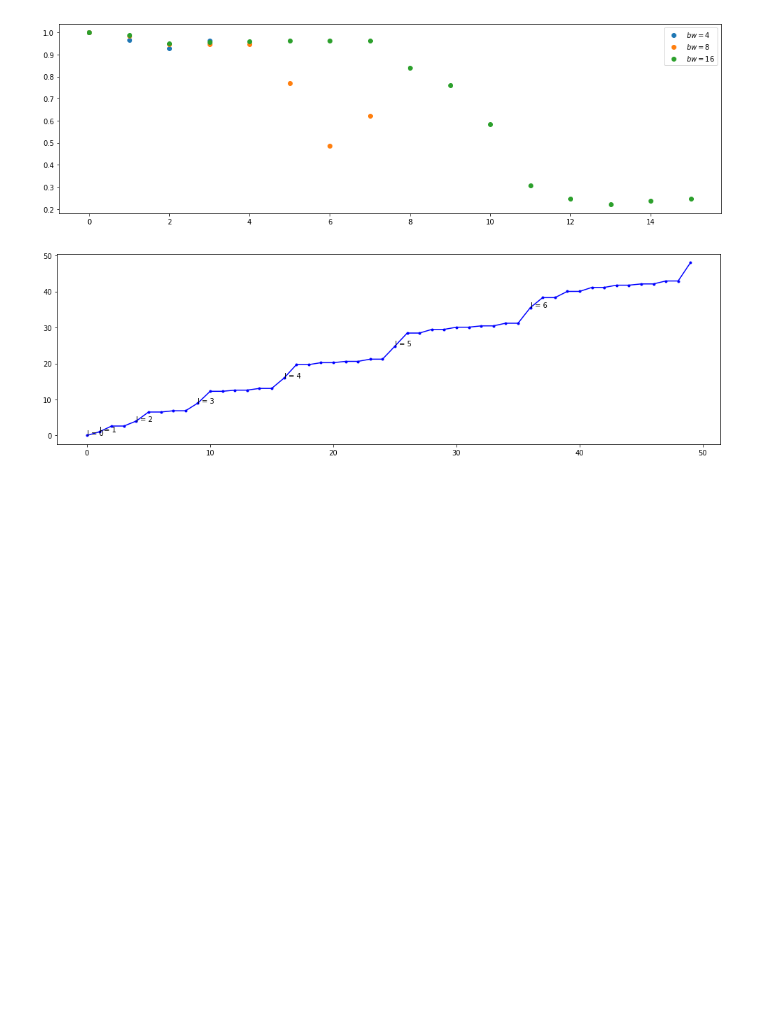
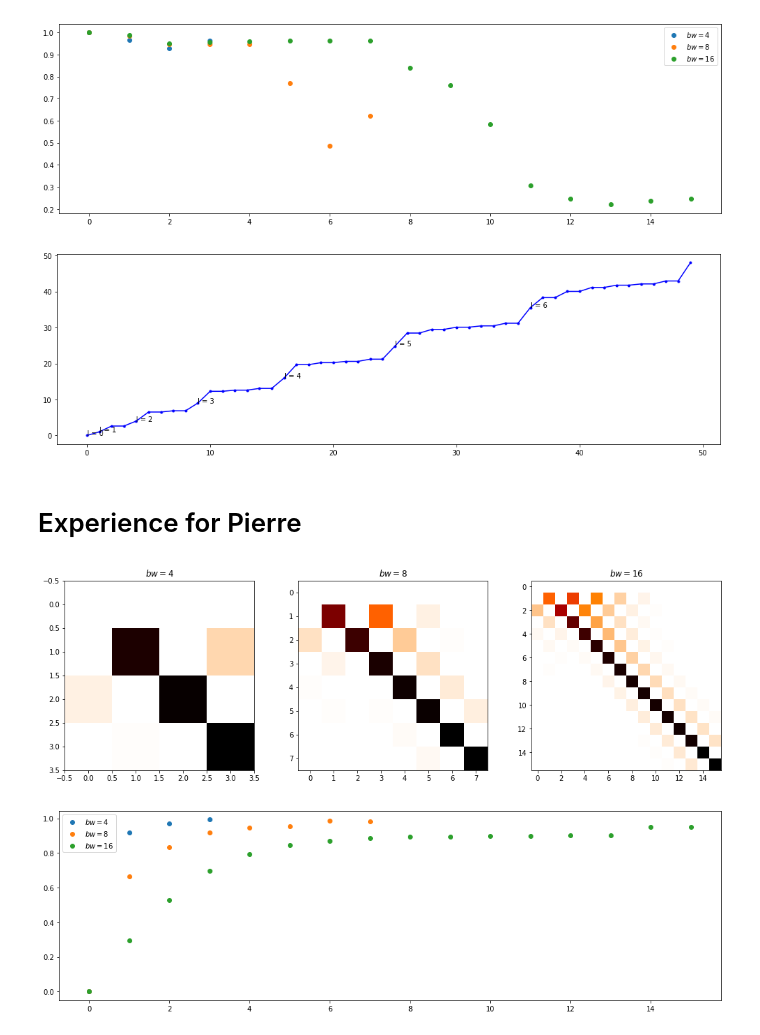
Before and after one commit to MartMilani/PDM, a Jupyter notebook: codes/02.HeatKernelGraphLaplacian/equiangular/equiangular.ipynb, the cells around one changed output. Cells and saved outputs as stored; diff of their text form; code cells hidden in the pictures; blank space fills up the shorter version.

```diff
--- a/codes/02.HeatKernelGraphLaplacian/equiangular/equiangular.ipynb
+++ b/codes/02.HeatKernelGraphLaplacian/equiangular/equiangular.ipynb
@@ -51,21 +58,6 @@ plt.savefig('equiangular.png')
 # %% [output]
 [figure]
 # %%
-def to_array(f, bw):
-
-    """From a 1-d vector to a 2D grid necessary to initiate a pyshtools.SHGrid object"""
-    height, width = 2*bw, 2*bw
-    array = np.zeros((height, width))  # shape=(longitude, latitude)
-    f = np.append([f[0]]*(2*bw-1), f)  # correct! the first line is the North pole repeated 2bw times
-    # now we need to undo the meshgrid
-    assert f.size == array.size
-    for n, fx in enumerate(f):
-        j = n%width
-        i = n//width
-        array[i, j] = fx
-    return array
-
-
 plt.rcParams['figure.figsize'] = (17, 5)
 
 bws = [4, 8, 16]
@@ -370,3 +362,63 @@ for idx in range(7):
 plt.savefig('equi_full_Khasanova_Frossard_eigenvalues_16')
 # %% [output]
 [figure]
+# %% [markdown]
+# Experience for Pierre
+# %%
+import scipy
+
+plt.rcParams['figure.figsize'] = (17, 5)
+
+bws = [4, 8, 16]
+graphs = []
+spectral_content = dict()
+
+for bw in bws:
+
+    lmax = bw-1
+    graphs.append(FullSphereEquiangular(bw))
+    graph = graphs[-1]
+
+    cl = np.zeros((lmax+1, lmax+1))
+    for ell in range(1, lmax+1):
+        for m in range(-ell, ell+1):
+
+            # finding the spherical harmonic Y(\ell=i, m=j)
+            clm = pyshtools.SHCoeffs.from_zeros(lmax=lmax)
+            clm.set_coeffs(values=1., ls=ell, ms=m)
+            # transforming into the spatial domain
+            g = clm.expand()
+            sh = g.data.flatten()[2*bw-1:]
+
+            # filtering
+            sh_filtered = graph.L@sh
+
+            # transforming back into the spectral domain
+            sh_array = to_array(sh_filtered, bw)
+
+            g = pyshtools.SHGrid.from_array(sh_array)
+            clm = g.expand()
+
+
+            # summing the contributions of all SHs of the same degree ell
+            spectrum = clm.spectrum()
+            spectrum = spectrum/np.max(spectrum)
+            cl[ell] += spectrum
+
+        # normalizing the row of cl
+        cl[ell] = cl[ell]/np.sum(cl[ell])
+    spectral_content[bw] = cl
+
+fig1, axes = plt.subplots(1, len(bws))
+fig2, ax2 = plt.subplots()
+
+for ax, (bw, sc) in zip(axes, spectral_content.items()):
+    im = ax.imshow(sc, cmap=plt.cm.gist_heat_r)
+    ax.set_title(rf'$bw={bw}$')
+    energy_in = np.diag(sc)
+    ax2.plot(energy_in, 'o', label=rf'$bw={bw}$')
+
+ax2.legend();
+# %% [output]
+[figure, added]
+[figure, added]
```
Also changed, not shown: parts of 1 cell of this notebook, 10 other files.
